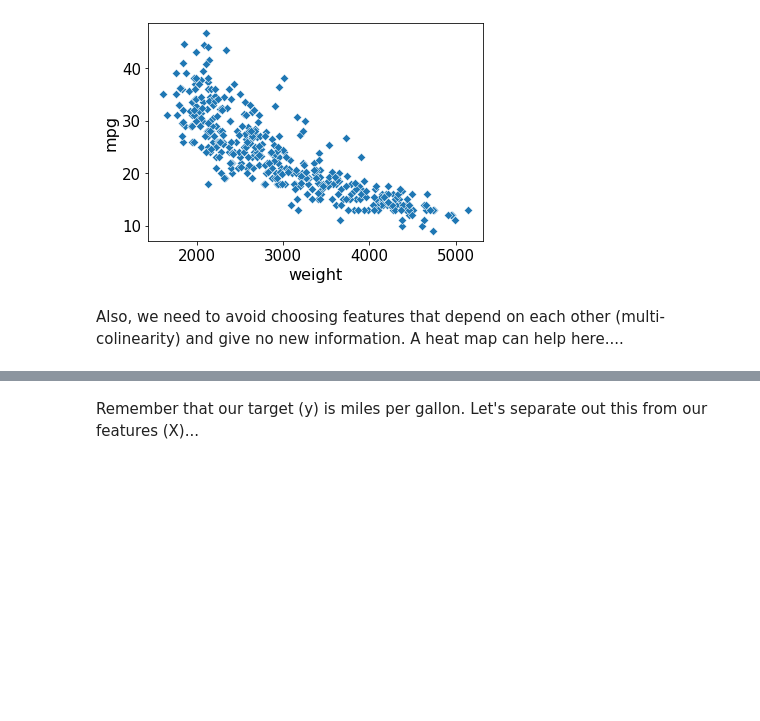
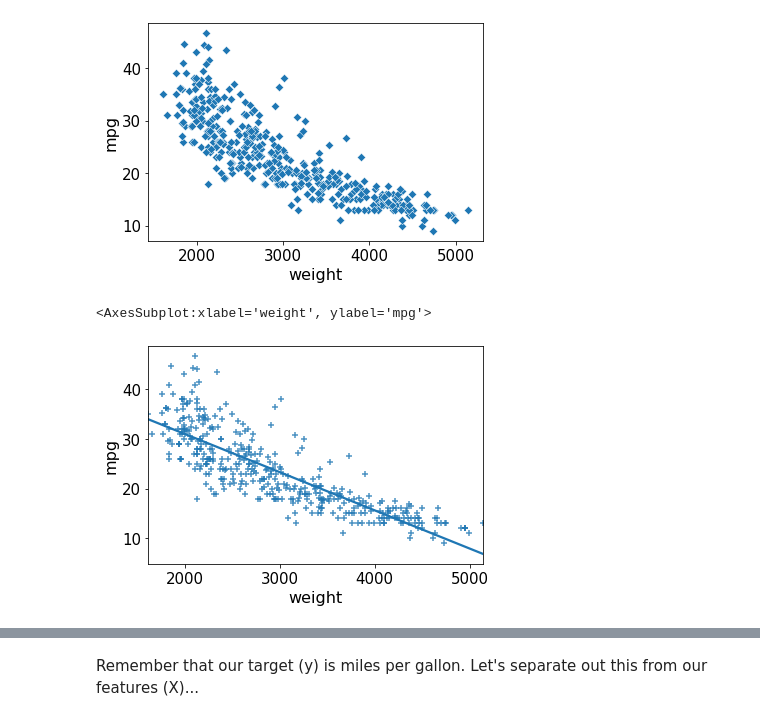
Before and after one commit to seanreed1111/dai-regression, a Jupyter notebook: lecture/py-linear-models-intro.ipynb, the cells around one changed output, grey strips where cells are left out. Saved outputs shown, nothing was run; the diff lists cells and outputs as text; code cells hidden in the pictures; blank space fills up the shorter version.

Commit message:
finishes simple linear regression with plots

```diff
--- a/lecture/py-linear-models-intro.ipynb
+++ b/lecture/py-linear-models-intro.ipynb
@@ -244,5 +265,8 @@ df1 = df_full[['mpg', 'weight']]
 ax = sns.scatterplot(x='weight', y='mpg', data=df1, ci=None, marker='D')
 # %% [output]
 [figure]
-# %% [markdown]
-Also, we need to avoid choosing features that depend on each other (multi-colinearity) and give no new information. A heat map can help here....
+# %%
+sns.regplot(x='weight', y='mpg', data=df1, ci=None, marker='+')
+# %% [output]
+<AxesSubplot:xlabel='weight', ylabel='mpg'>
+[figure, added]
```
Also changed, not shown: parts of 25 cells of this notebook.
